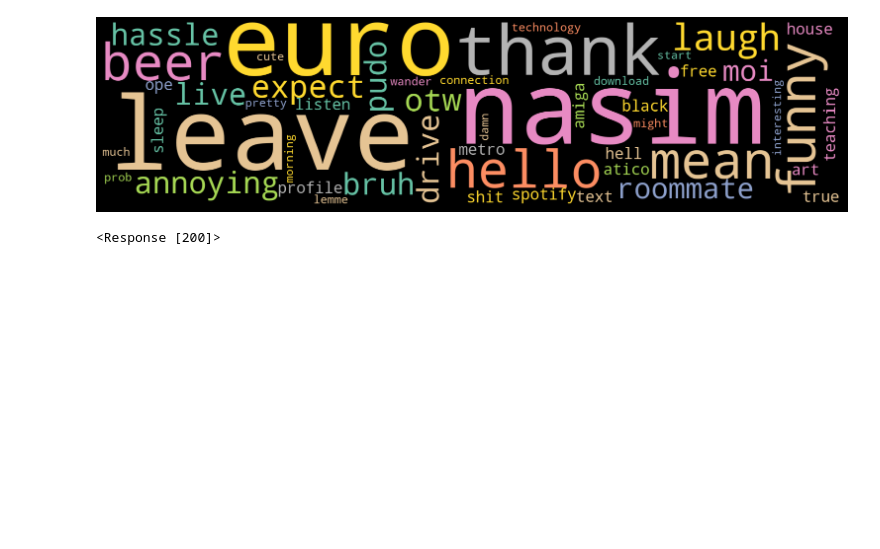
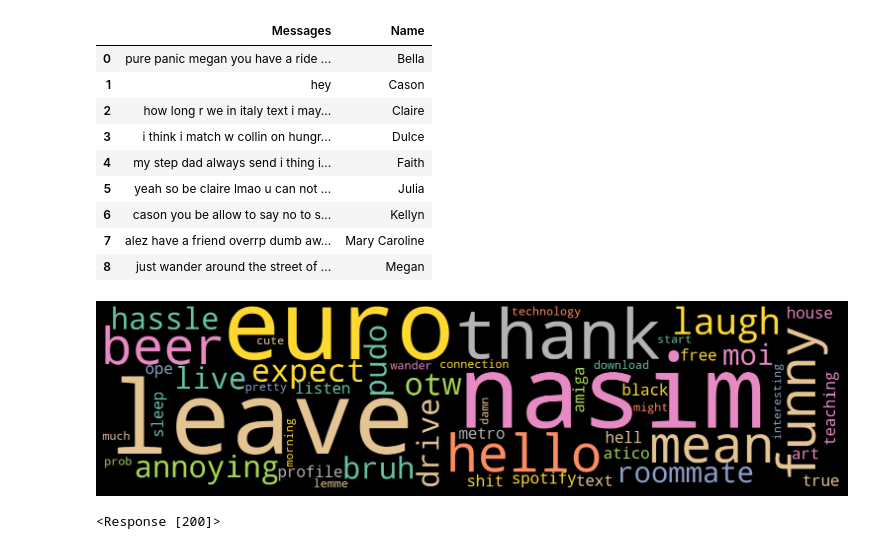
Before and after one commit to casoncalvet/Project4, a Jupyter notebook: Code/REQUESTS.ipynb, the cells around one changed output. Drawn from its saved outputs; the diff is of its cells as text; code cells hidden in the pictures; blank space fills up the shorter version.

```diff
--- a/Code/REQUESTS.ipynb
+++ b/Code/REQUESTS.ipynb
@@ -24,3 +38,16 @@ Length_by_Person= messy['Messages'].apply(len)
+# %%
+messy
+# %% [output]
+|  | Messages | Name |
+| 0 | pure panic megan you have a ride ... | Bella |
+| 1 | hey | Cason |
+| 2 | how long r we in italy text i may... | Claire |
+| 3 | i think i match w collin on hungr... | Dulce |
+| 4 | my step dad always send i thing i... | Faith |
+| 5 | yeah so be claire lmao u can not ... | Julia |
+| 6 | cason you be allow to say no to s... | Kellyn |
+| 7 | alez have a friend overrp dumb aw... | Mary Caroline |
+| 8 | just wander around the street of ... | Megan |
 # %%
 #messy.set_index('Name', inplace= True, drop=True)
 #messy.reset_index(inplace= True, drop=False)
```
Also changed, not shown: parts of 6 cells of this notebook, 5 other files.
